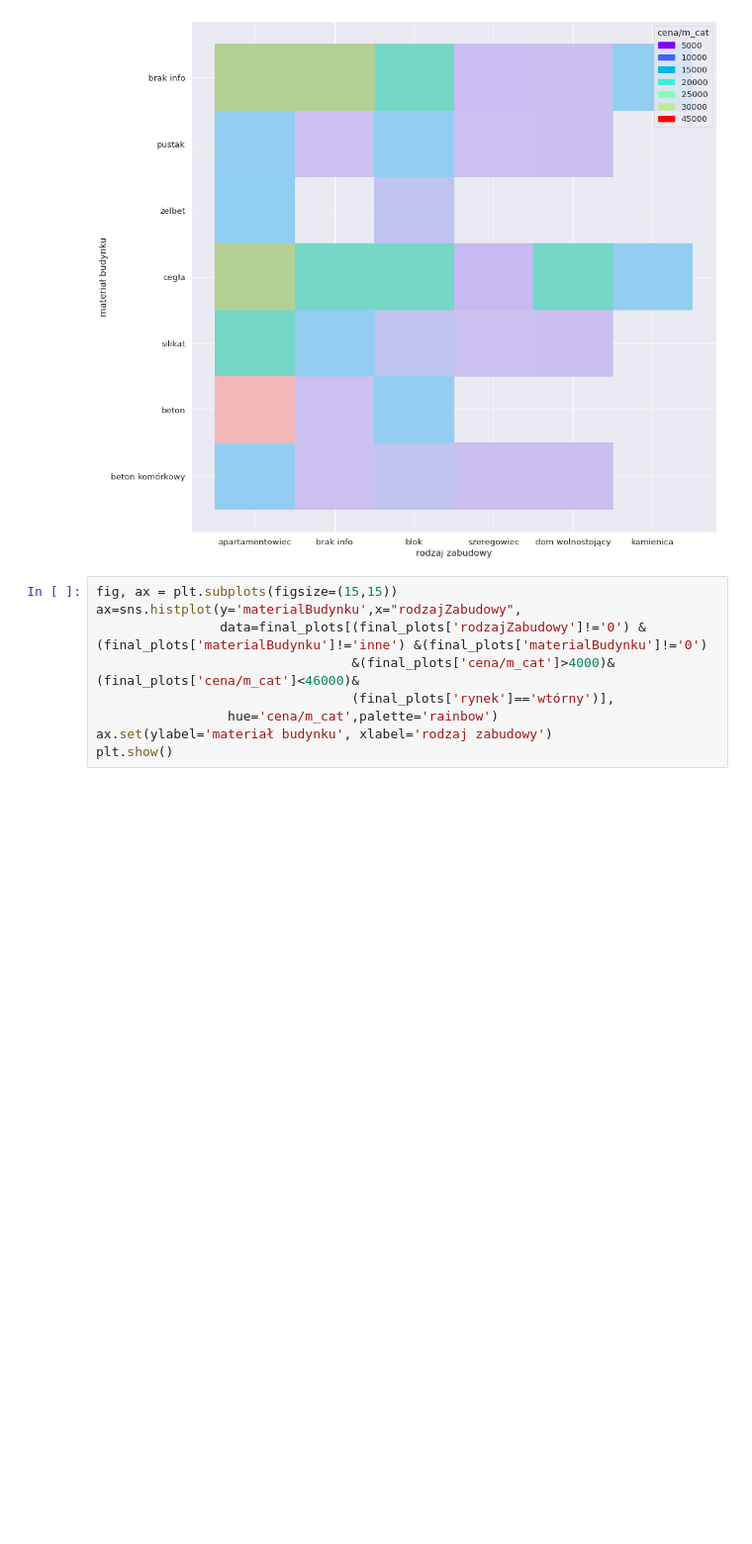
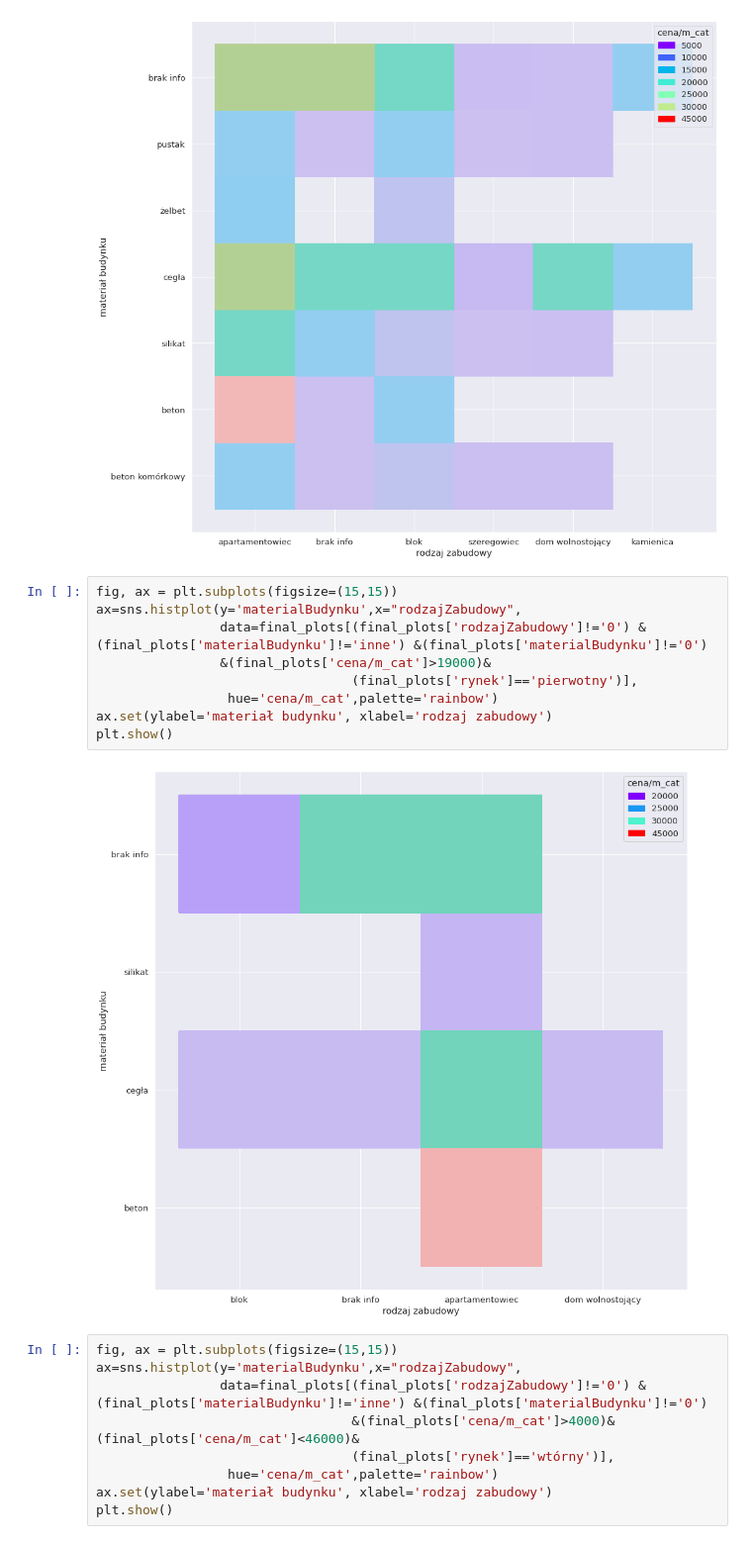
Before and after one commit to KacperGrodecki/Masovian-real-estate, a Jupyter notebook: mazowieckie_colab_rysunki_mieszkania_i_analiza_wczytanie_pliku.ipynb, the cells around one changed output. Shown at 99% size. Saved outputs shown, nothing was run; the diff lists cells and outputs as text; blank space fills up the shorter version.

```diff
--- a/mazowieckie_colab_rysunki_mieszkania_i_analiza_wczytanie_pliku.ipynb
+++ b/mazowieckie_colab_rysunki_mieszkania_i_analiza_wczytanie_pliku.ipynb
@@ -314,6 +314,17 @@ ax.set(ylabel='materiał budynku', xlabel='rodzaj zabudowy')
 plt.show()
 # %% [output]
 [figure]
+# %%
+fig, ax = plt.subplots(figsize=(15,15))
+ax=sns.histplot(y='materialBudynku',x="rodzajZabudowy",
+                data=final_plots[(final_plots['rodzajZabudowy']!='0') &(final_plots['materialBudynku']!='inne') &(final_plots['materialBudynku']!='0')
+                &(final_plots['cena/m_cat']>19000)&
+                                 (final_plots['rynek']=='pierwotny')],
+                 hue='cena/m_cat',palette='rainbow')
+ax.set(ylabel='materiał budynku', xlabel='rodzaj zabudowy')
+plt.show()
+# %% [output]
+[figure, added]
 # %%
 fig, ax = plt.subplots(figsize=(15,15))
 ax=sns.histplot(y='materialBudynku',x="rodzajZabudowy",
```
Also changed, not shown: parts of 2 cells of this notebook.
